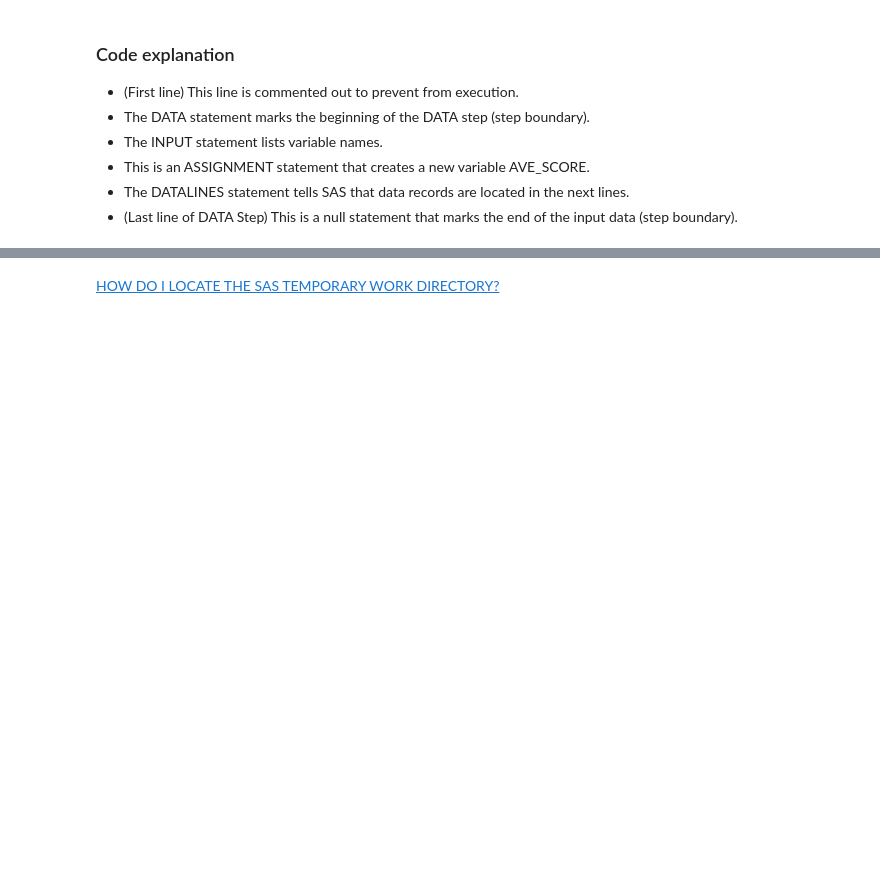
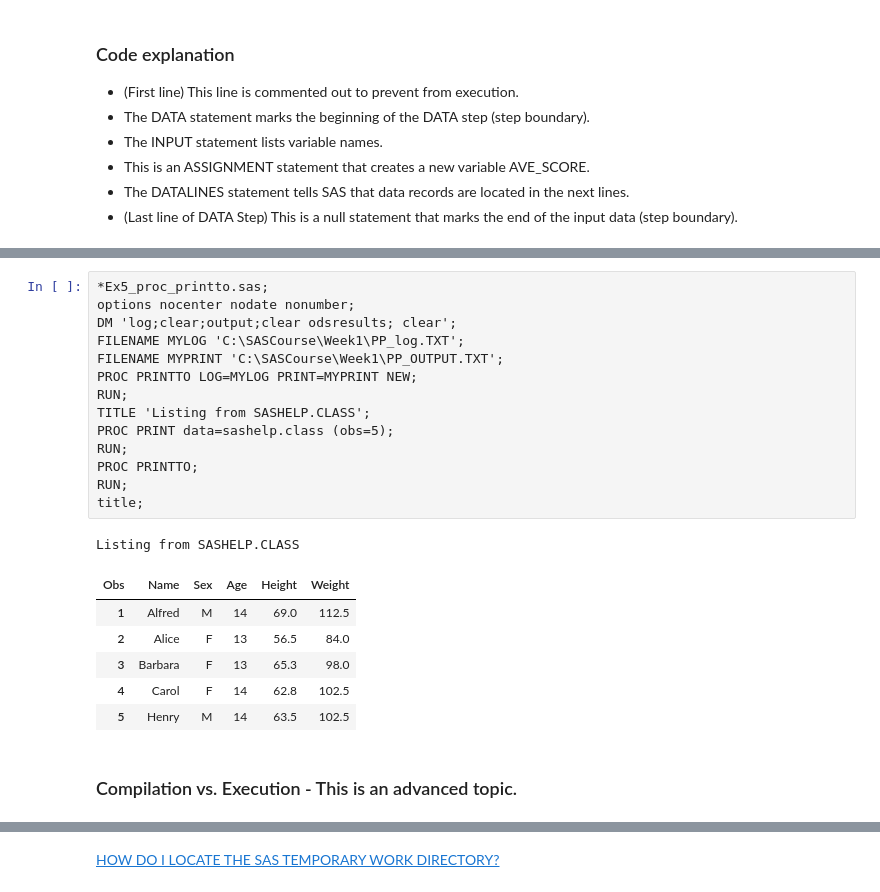
Before and after one commit to ProcJimi/curriculum, a Jupyter notebook: Week1/Week1.ipynb, the cells around one changed output, grey strips where cells are left out. Drawn from its saved outputs; the diff is of its cells as text; blank space fills up the shorter version.

```diff
--- a/Week1/Week1.ipynb
+++ b/Week1/Week1.ipynb
@@ -30,0 +114,24 @@ Listing from SASHELP.DEMOGRAPHICS - Pop Growtth Rate Less than 0%
+# %%
+*Ex5_proc_printto.sas;
+options nocenter nodate nonumber;
+DM 'log;clear;output;clear odsresults; clear';
+FILENAME MYLOG 'C:\SASCourse\Week1\PP_log.TXT';
+FILENAME MYPRINT 'C:\SASCourse\Week1\PP_OUTPUT.TXT';
+PROC PRINTTO LOG=MYLOG PRINT=MYPRINT NEW;
+RUN;
+TITLE 'Listing from SASHELP.CLASS';
+PROC PRINT data=sashelp.class (obs=5);
+RUN;
+PROC PRINTTO;
+RUN;
+title;
+# %% [output]
+Listing from SASHELP.CLASS
+| Obs | Name | Sex | Age | Height | Weight |
+| 1 | Alfred | M | 14 | 69.0 | 112.5 |
+| 2 | Alice | F | 13 | 56.5 | 84.0 |
+| 3 | Barbara | F | 13 | 65.3 | 98.0 |
+| 4 | Carol | F | 14 | 62.8 | 102.5 |
+| 5 | Henry | M | 14 | 63.5 | 102.5 |
+# %% [markdown]
+###  Compilation vs. Execution - This is an advanced topic.
```
Also changed, not shown: parts of 82 cells of this notebook, 15 other files.
